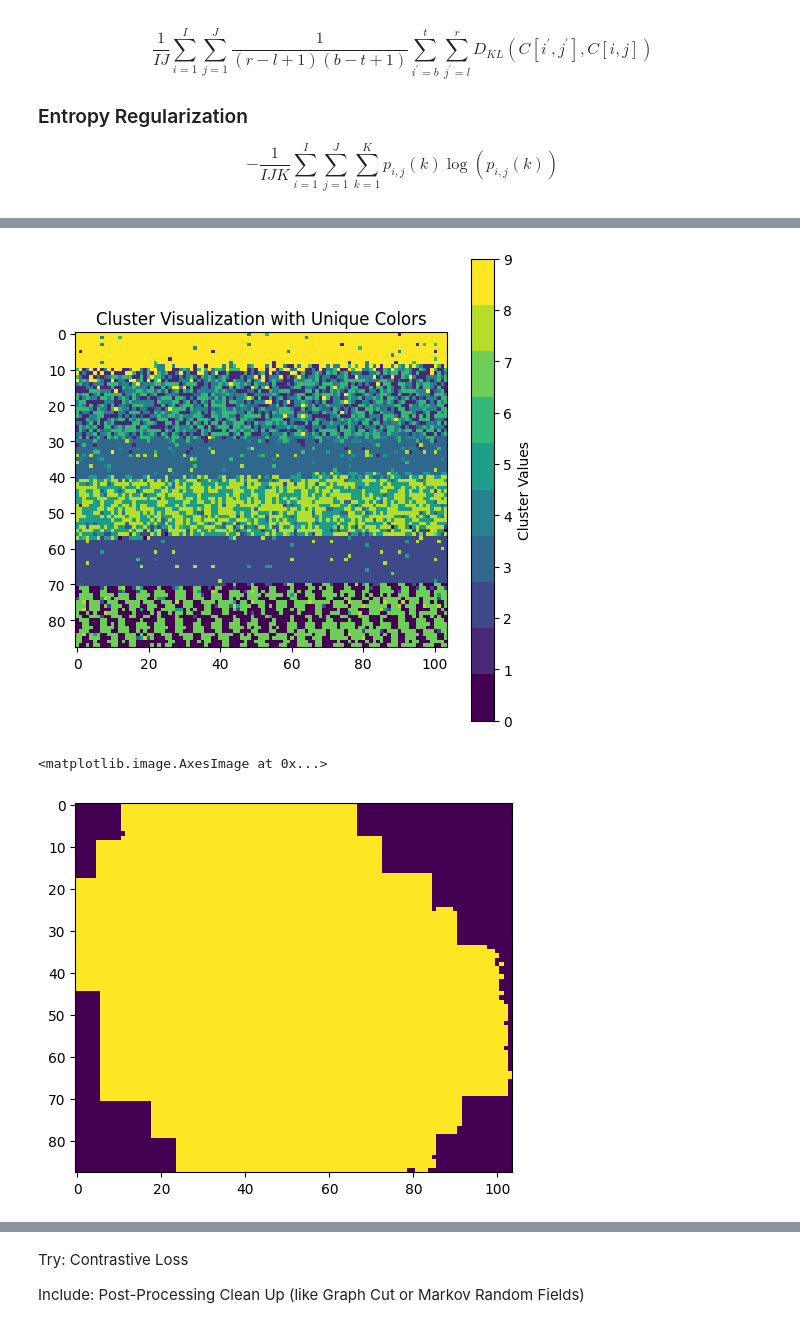
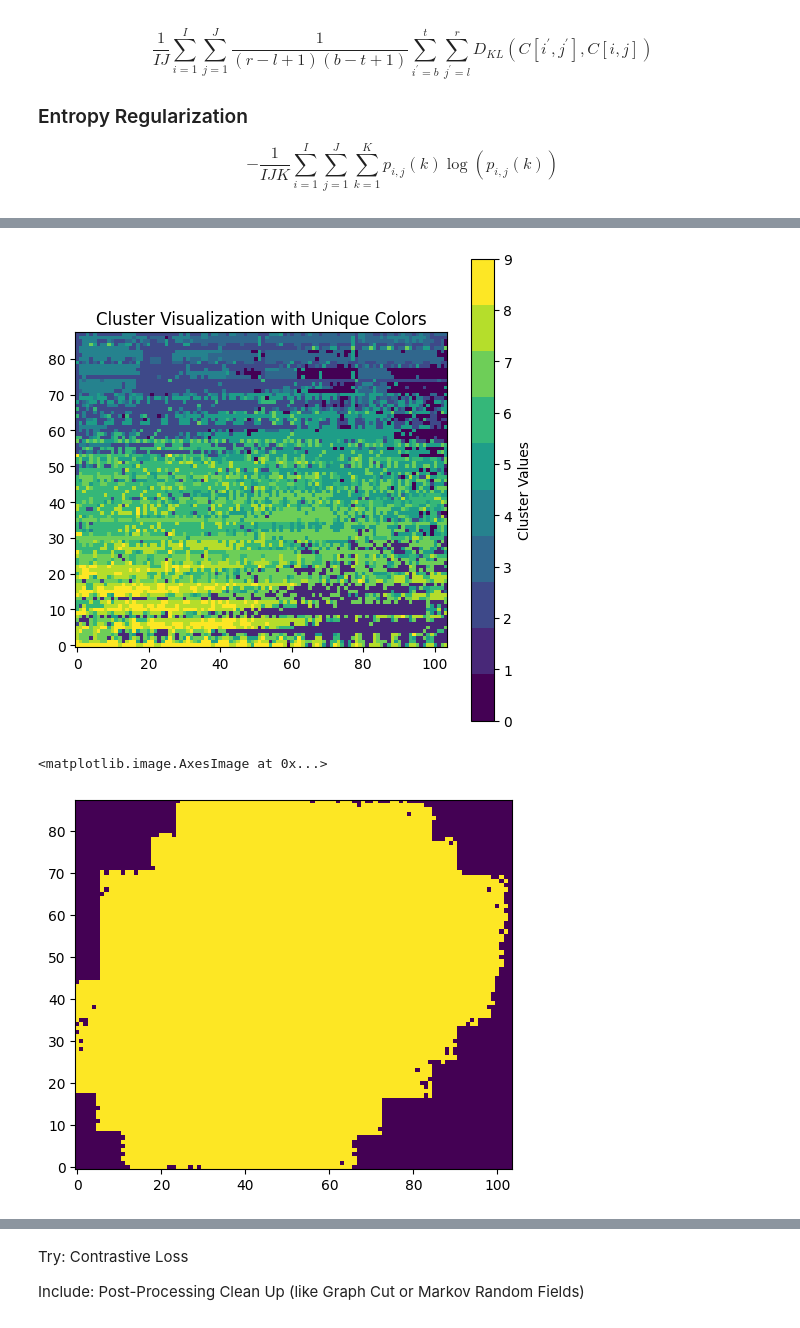
Before and after one commit to prob-ml/XeniumCluster, a Jupyter notebook: texture_grad_optuna.ipynb, the cells around one changed output, grey strips where cells are left out. Drawn from its saved outputs; the diff is of its cells as text; code cells hidden in the pictures.

```diff
--- a/texture_grad_optuna.ipynb
+++ b/texture_grad_optuna.ipynb
@@ -41,15 +45,22 @@ df_transcripts.head()
 clustering = XeniumCluster(data=df_transcripts, dataset_name="hBreast")
 clustering.set_spot_size(100)
 clustering.create_spot_data(third_dim=False, save_data=True)
+# %%
+valid_genes_mask = ~clustering.xenium_spot_data.var_names.str.startswith('BLANK_') & ~clustering.xenium_spot_data.var_names.str.startswith('NegControl')
+clustering.xenium_spot_data = clustering.xenium_spot_data[:, valid_genes_mask]
 # %%
 HIGHLY_VARIABLE = False
 clustering.normalize_counts(clustering.xenium_spot_data)
 # %%
 HIGHLY_VARIABLE = True
-NUM_GENES = 25
-clustering.filter_only_high_variable_genes(clustering.xenium_spot_data, n_top_genes=NUM_GENES)
+NUM_GENES = -1
 # generate the neigborhood graph based on pca
 sc.tl.pca(clustering.xenium_spot_data, svd_solver='arpack')
 sc.pl.pca_variance_ratio(clustering.xenium_spot_data)
-clustering.xenium_spot_data = clustering.xenium_spot_data[:,clustering.xenium_spot_data.var.highly_variable==True]
+if HIGHLY_VARIABLE:
+    if NUM_GENES > 0:
+        clustering.filter_only_high_variable_genes(clustering.xenium_spot_data, n_top_genes=NUM_GENES)
+    else:
+        clustering.filter_only_high_variable_genes(clustering.xenium_spot_data)
+    clustering.xenium_spot_data = clustering.xenium_spot_data[:,clustering.xenium_spot_data.var.highly_variable==True]
 # %% [output]
@@ -557,5 +574,5 @@ print(input_tensor.shape)
 dataset = [input_tensor]
 dataloader = DataLoader(dataset, batch_size=1)
 
-model = ClassifierAutoEncoder(spot_height, spot_width, num_clusters=10, latent_dim=20, entropy_penalty_hyperparam = 1, within_cluster_distance_hyperparam = 0.01, within_cluster_penalty_hyperparam = 1.0, spatial_penalty_hyperparam = 1.0, cluster_util_penalty_hyperparam = 1, neighborhood_size = 4)
+model = ClassifierAutoEncoder(spot_height, spot_width, num_clusters=10, latent_dim=20, entropy_penalty_hyperparam = 1, within_cluster_distance_hyperparam = 0.05, within_cluster_penalty_hyperparam = 1.0, spatial_penalty_hyperparam = 1.0, cluster_util_penalty_hyperparam = 1, neighborhood_size = 4)
 # %% [output]
@@ -630,33 +696,33 @@ torch.Size([1, 180, 88, 104])
 # %%
 # Plot the tensor
 inputs, reconstruction, latents, clusters = predictions[0]
 num_possible_clusters = clusters.shape[1]
 
 # Get unique values and create a colormap
 batch, channels, height, width = inputs.shape
 clusters = clusters.argmax(dim=1).view(height, width)
 clusters_np = clusters.numpy()
 
 colors = plt.cm.get_cmap('viridis', num_possible_clusters)
 colormap = ListedColormap(colors(np.linspace(0, 1, num_possible_clusters)))
 
 # Plotting
 plt.figure(figsize=(6, 6))
-plt.imshow(clusters_np, cmap=colormap, interpolation='nearest')
+plt.imshow(clusters_np, cmap=colormap, interpolation='nearest', origin='lower')
 plt.colorbar(ticks=range(num_possible_clusters), label='Cluster Values')
 plt.title('Cluster Visualization with Unique Colors')
 plt.show()
 # %% [output]
-[figure, old version]
+[figure, new version]
 # %%
 zeros = inputs.view(channels, height, width)
 zeros = (zeros.sum(dim=0) != 0)
 zeros = torch.tensor(zeros, dtype=int)
 
-plt.imshow(zeros)
+plt.imshow(zeros, interpolation='nearest', origin='lower')
 # %% [output]
 <matplotlib.image.AxesImage at 0x...>
-[figure, old version]
+[figure, new version]
 # %%
 # Plot the tensor
 inputs, reconstruction, latents, clusters = predictions[0]
```
Also changed, not shown: parts of 19 cells of this notebook, 10 other files.
